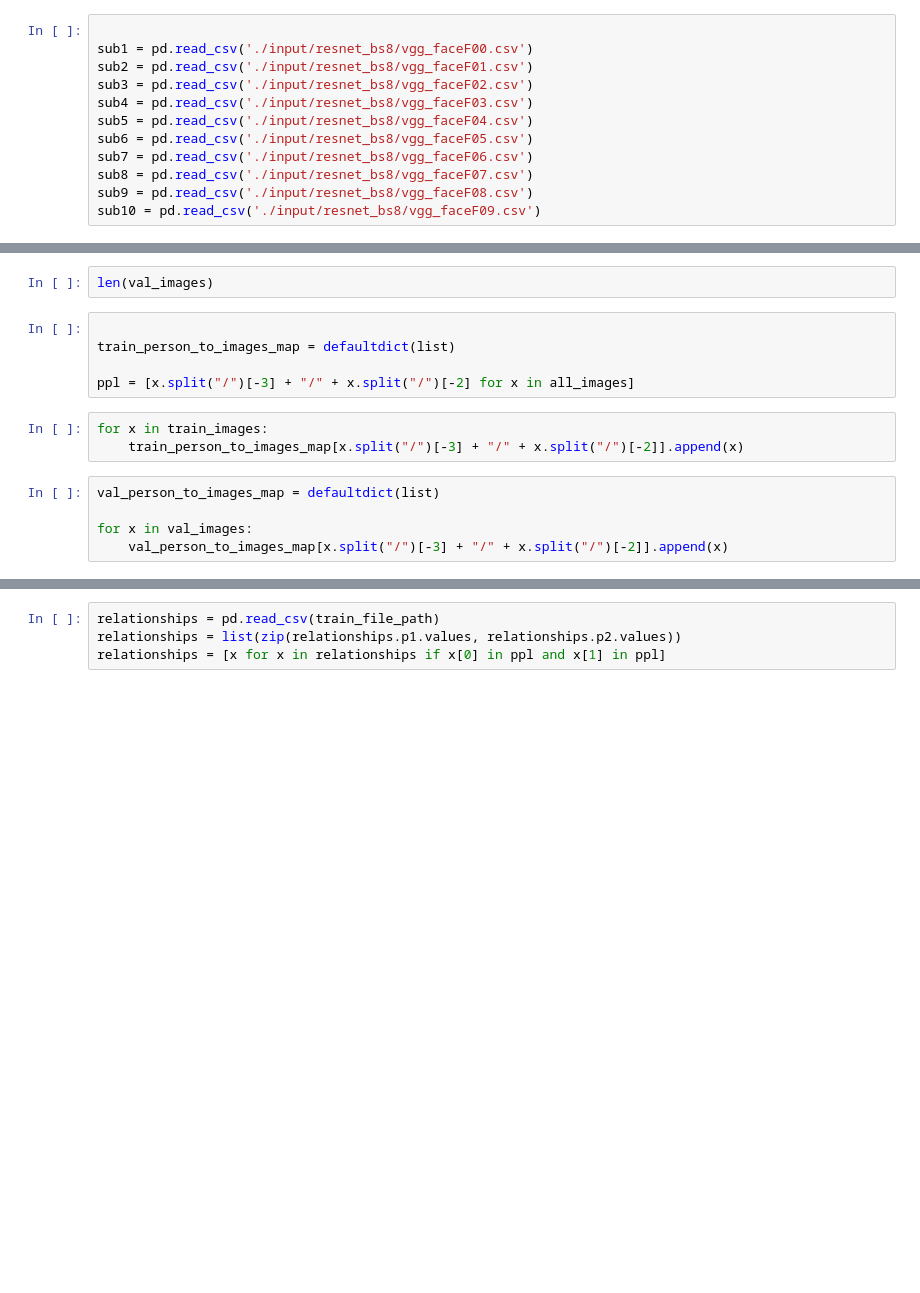
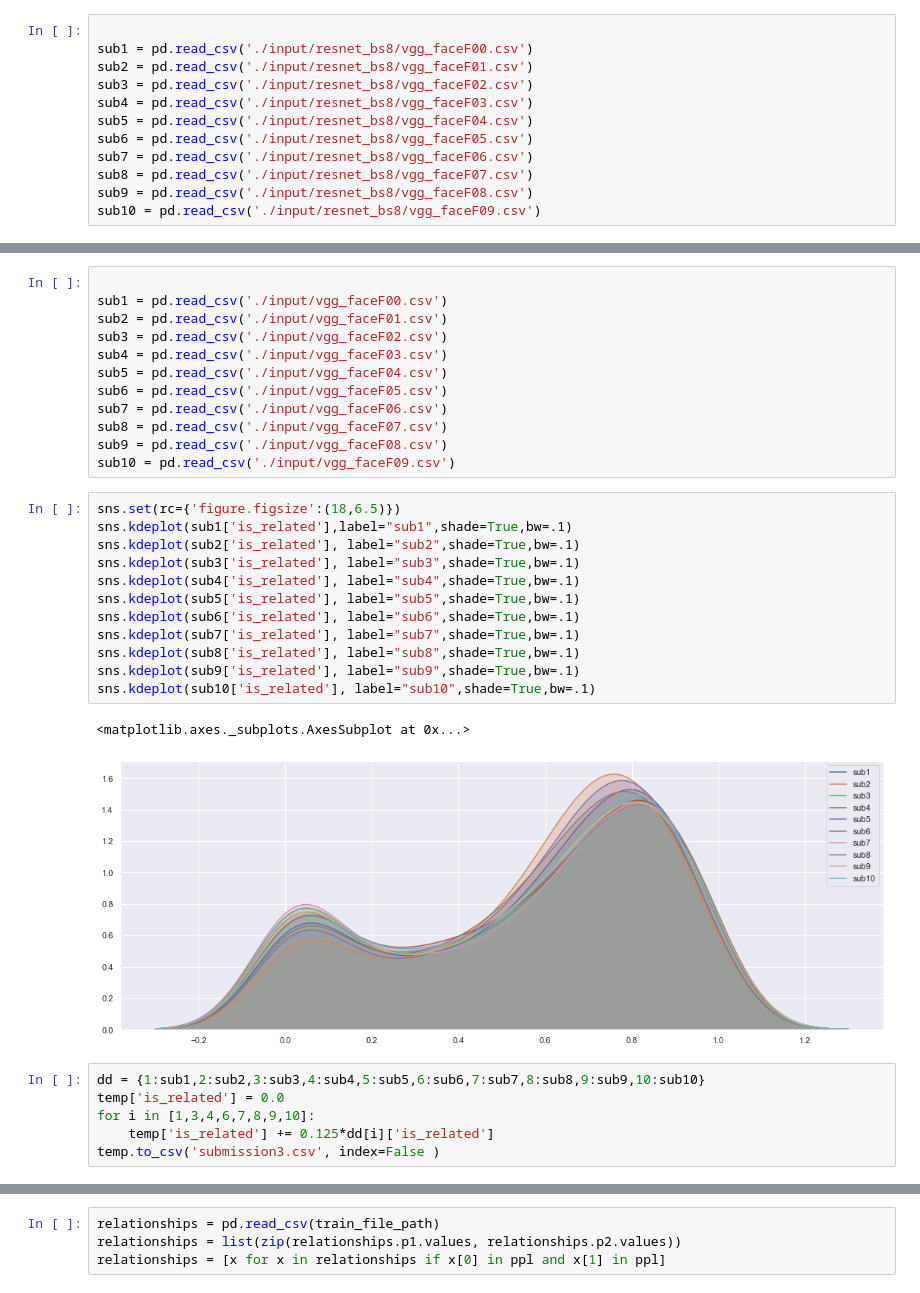
Before and after one commit to chengxiaoy/cxy, a Jupyter notebook: face.ipynb, the cells around one changed output, grey strips where cells are left out. Drawn from its saved outputs; the diff is of its cells as text; blank space fills up the shorter version.

```diff
--- a/face.ipynb
+++ b/face.ipynb
@@ -117,15 +80,33 @@ val_images = [x for x in all_images if val_famillies in x]
-# %%
-len(val_images)
-# %%
-
-train_person_to_images_map = defaultdict(list)
-
-ppl = [x.split("/")[-3] + "/" + x.split("/")[-2] for x in all_images]
-# %%
-for x in train_images:
-    train_person_to_images_map[x.split("/")[-3] + "/" + x.split("/")[-2]].append(x)
-# %%
-val_person_to_images_map = defaultdict(list)
-
-for x in val_images:
-    val_person_to_images_map[x.split("/")[-3] + "/" + x.split("/")[-2]].append(x)
+# %%
+
+sub1 = pd.read_csv('./input/vgg_faceF00.csv')
+sub2 = pd.read_csv('./input/vgg_faceF01.csv')
+sub3 = pd.read_csv('./input/vgg_faceF02.csv')
+sub4 = pd.read_csv('./input/vgg_faceF03.csv')
+sub5 = pd.read_csv('./input/vgg_faceF04.csv')
+sub6 = pd.read_csv('./input/vgg_faceF05.csv')
+sub7 = pd.read_csv('./input/vgg_faceF06.csv')
+sub8 = pd.read_csv('./input/vgg_faceF07.csv')
+sub9 = pd.read_csv('./input/vgg_faceF08.csv')
+sub10 = pd.read_csv('./input/vgg_faceF09.csv')
+# %%
+sns.set(rc={'figure.figsize':(18,6.5)})
+sns.kdeplot(sub1['is_related'],label="sub1",shade=True,bw=.1)
+sns.kdeplot(sub2['is_related'], label="sub2",shade=True,bw=.1)
+sns.kdeplot(sub3['is_related'], label="sub3",shade=True,bw=.1)
+sns.kdeplot(sub4['is_related'], label="sub4",shade=True,bw=.1)
+sns.kdeplot(sub5['is_related'], label="sub5",shade=True,bw=.1)
+sns.kdeplot(sub6['is_related'], label="sub6",shade=True,bw=.1)
+sns.kdeplot(sub7['is_related'], label="sub7",shade=True,bw=.1)
+sns.kdeplot(sub8['is_related'], label="sub8",shade=True,bw=.1)
+sns.kdeplot(sub9['is_related'], label="sub9",shade=True,bw=.1)
+sns.kdeplot(sub10['is_related'], label="sub10",shade=True,bw=.1)
+# %% [output]
+<matplotlib.axes._subplots.AxesSubplot at 0x...>
+[figure, added]
+# %%
+dd = {1:sub1,2:sub2,3:sub3,4:sub4,5:sub5,6:sub6,7:sub7,8:sub8,9:sub9,10:sub10}
+temp['is_related'] = 0.0
+for i in [1,3,4,6,7,8,9,10]:
+    temp['is_related'] += 0.125*dd[i]['is_related']
+temp.to_csv('submission3.csv', index=False )
```
Also changed, not shown: parts of 16 cells of this notebook, 2 other files.
